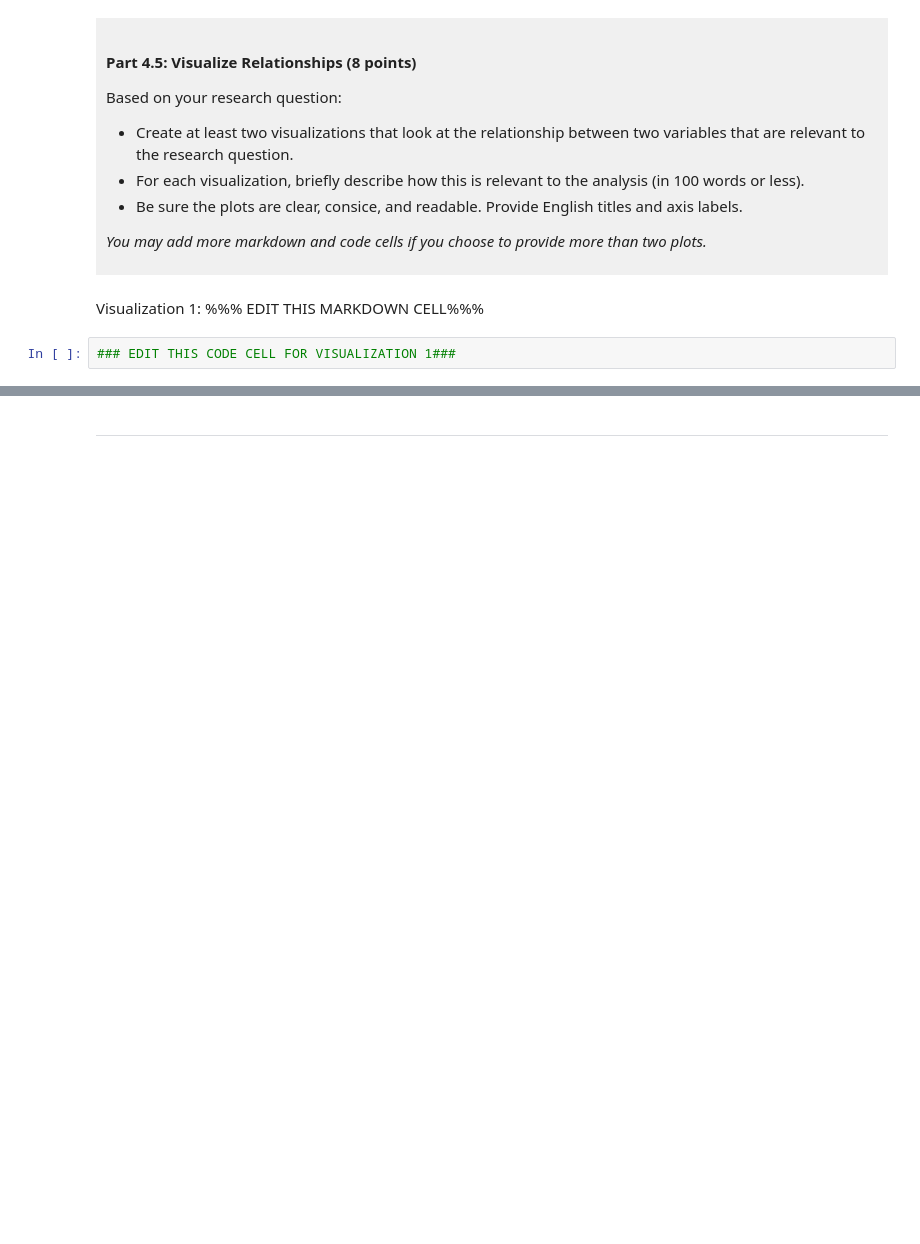
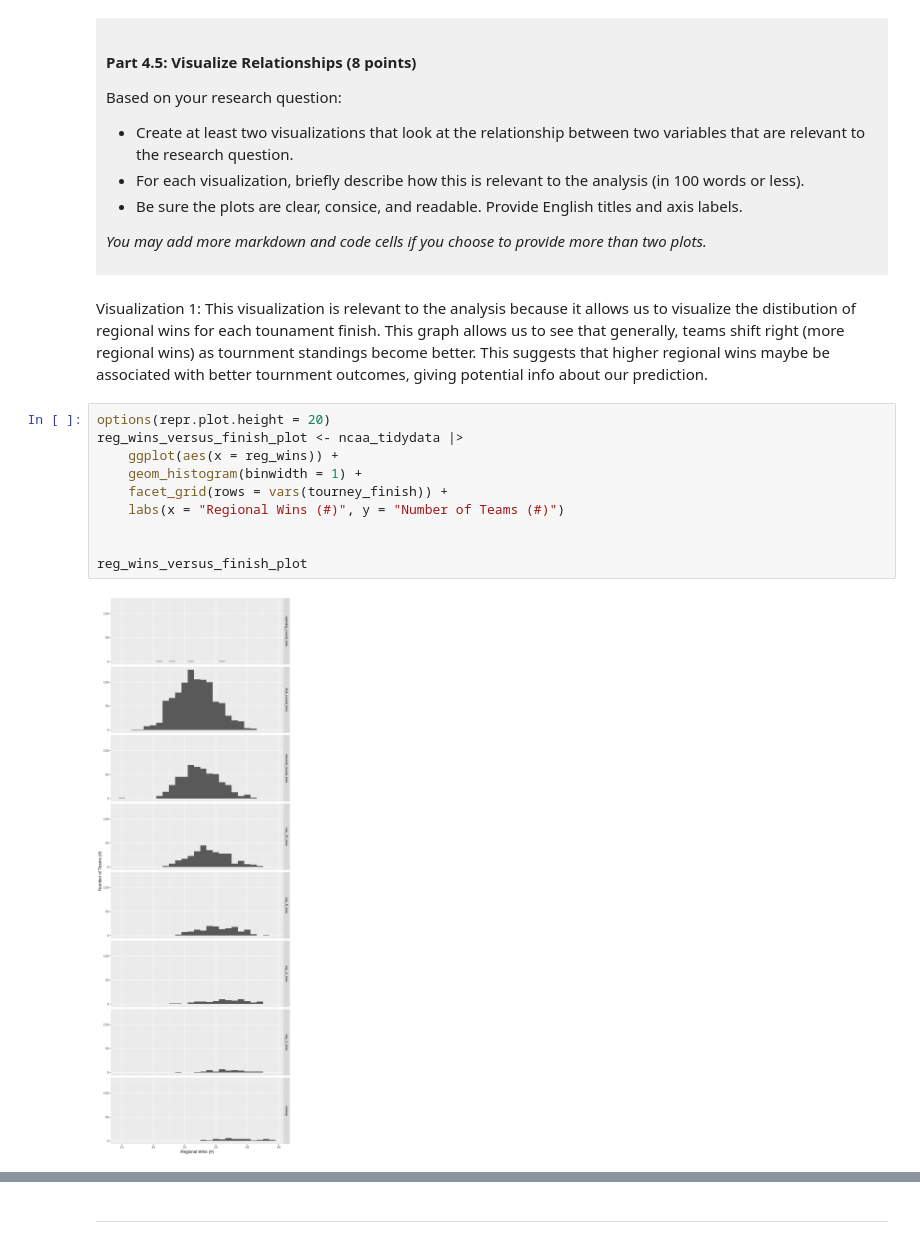
Before and after one commit to RayanHu74/dsci-100-project-rayan-hu, a Jupyter notebook: dsci-100-project-notebook.ipynb, the cells around one changed output, grey strips where cells are left out. Drawn from its saved outputs; the diff is of its cells as text; blank space fills up the shorter version.

```diff
--- a/dsci-100-project-notebook.ipynb
+++ b/dsci-100-project-notebook.ipynb
@@ -324,7 +394,17 @@ Based on your research question:
 *You may add more markdown and code cells if you choose to provide more than two plots.*
 </div>
 # %% [markdown]
-Visualization 1: %%% EDIT THIS MARKDOWN CELL%%%
+Visualization 1: This visualization is relevant to the analysis because it allows us to visualize the distibution of regional wins for each tounament finish. This graph allows us to see that generally, teams shift right (more regional wins) as tournment standings become better. This suggests that higher regional wins maybe be associated with better tournment outcomes, giving potential info about our prediction.
 # %%
-### EDIT THIS CODE CELL FOR VISUALIZATION 1###
+options(repr.plot.height = 20)
+reg_wins_versus_finish_plot <- ncaa_tidydata |>
+    ggplot(aes(x = reg_wins)) +
+    geom_histogram(binwidth = 1) +
+    facet_grid(rows = vars(tourney_finish)) +
+    labs(x = "Regional Wins (#)", y = "Number of Teams (#)")
+
+
+reg_wins_versus_finish_plot
+# %% [output]
+[figure, added]
 # %% [markdown]
```
Also changed, not shown: parts of 10 cells of this notebook.
